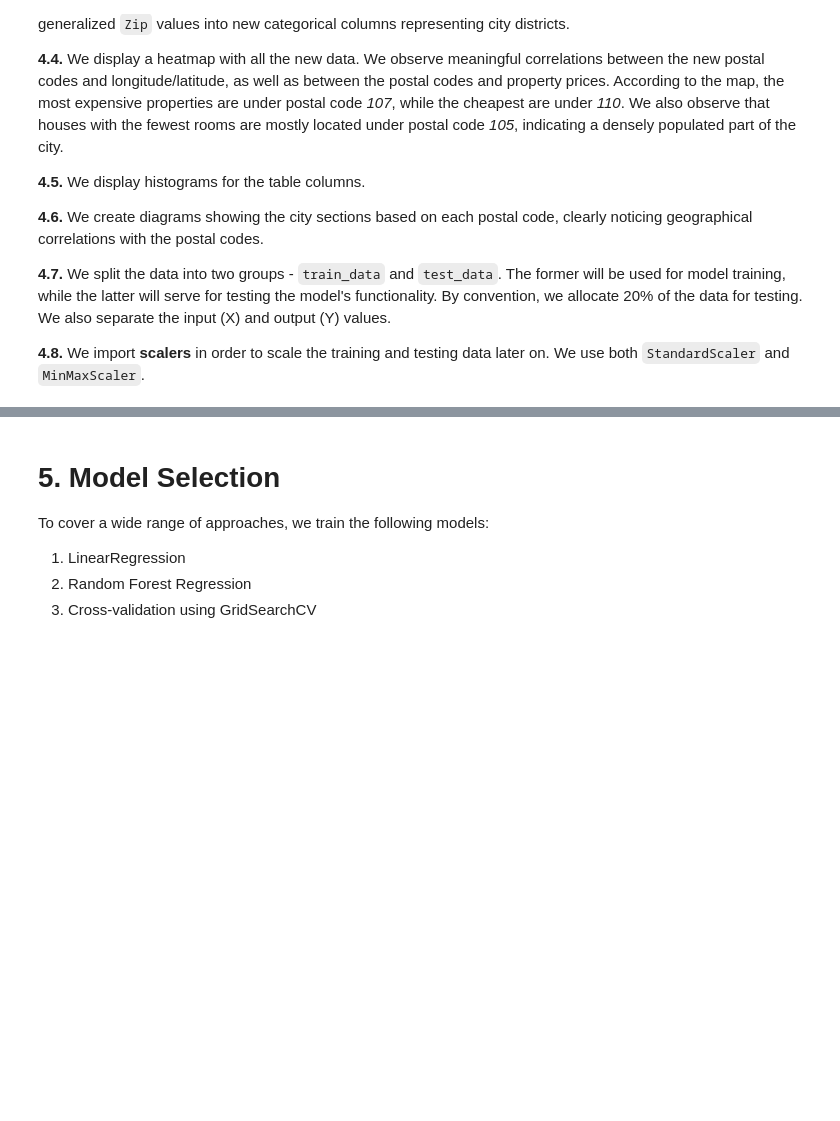
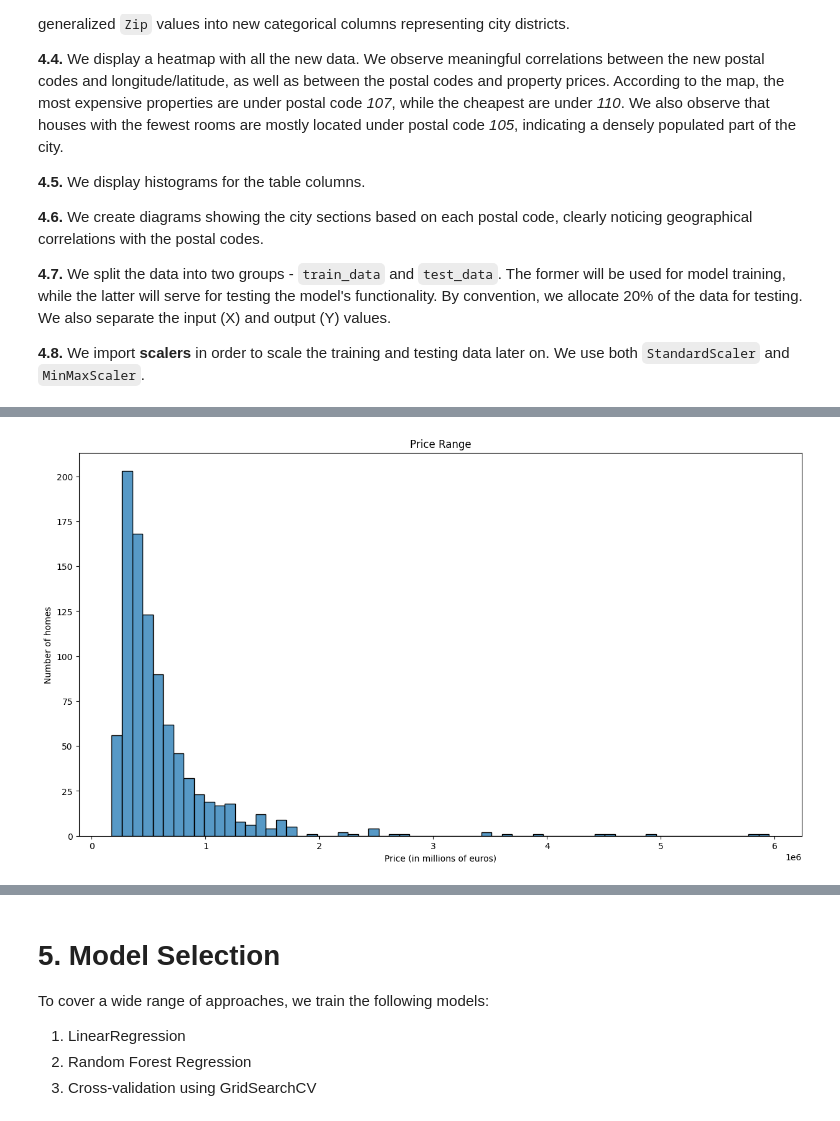
Before and after one commit to Vojinovic-M/Python---Jupyter-Notebook---Predicting-Real-Estate-Prices-In-Amsterdam, a Jupyter notebook: Amsterdam.ipynb, the cells around one changed output, grey strips where cells are left out. Saved outputs shown, nothing was run; the diff lists cells and outputs as text; code cells hidden in the pictures; blank space fills up the shorter version.

```diff
--- a/Amsterdam.ipynb
+++ b/Amsterdam.ipynb
@@ -67,7 +67,7 @@ We visualize two plots to show correlations:
 Next, in **3.4**, we show two more plots that use latitude and longitude data to create a virtual two-dimensional map of Amsterdam. The first plot shows the price range, and the second the size range. As expected, the most expensive properties are in the city center, and surprisingly, they also tend to have larger sizes.
 # %%
 # @title 3.1 Reading the table
-data = pd.read_csv("housing_prices.csv")
+data = pd.read_csv("HousingPrices-Amsterdam-August-2021.csv")
 data.info()
 data
 # %% [output]
@@ -140,13 +241,15 @@ sns.heatmap(data.corr(), annot=True, cmap="YlGnBu")
 # %%
 # @title 4.5.1. Histogram: Price Range
 
 plt.figure(figsize=(15,8))
 
 sns.histplot(x='Price', data=data, bins=64)
-plt.title('Raspon cena nekretnina')
-plt.xlabel('Cena (u milionima evra)')
-plt.ylabel('Broj nekretnina')
+plt.title('Price Range')
+plt.xlabel('Price (in millions of euros)')
+plt.ylabel('Number of homes')
 plt.show()
+# %% [output]
+[figure, added]
 # %%
 # @title 4.5.2. Histogram: Size of Real Estate Range
 
```
Also changed, not shown: parts of 22 cells of this notebook.
